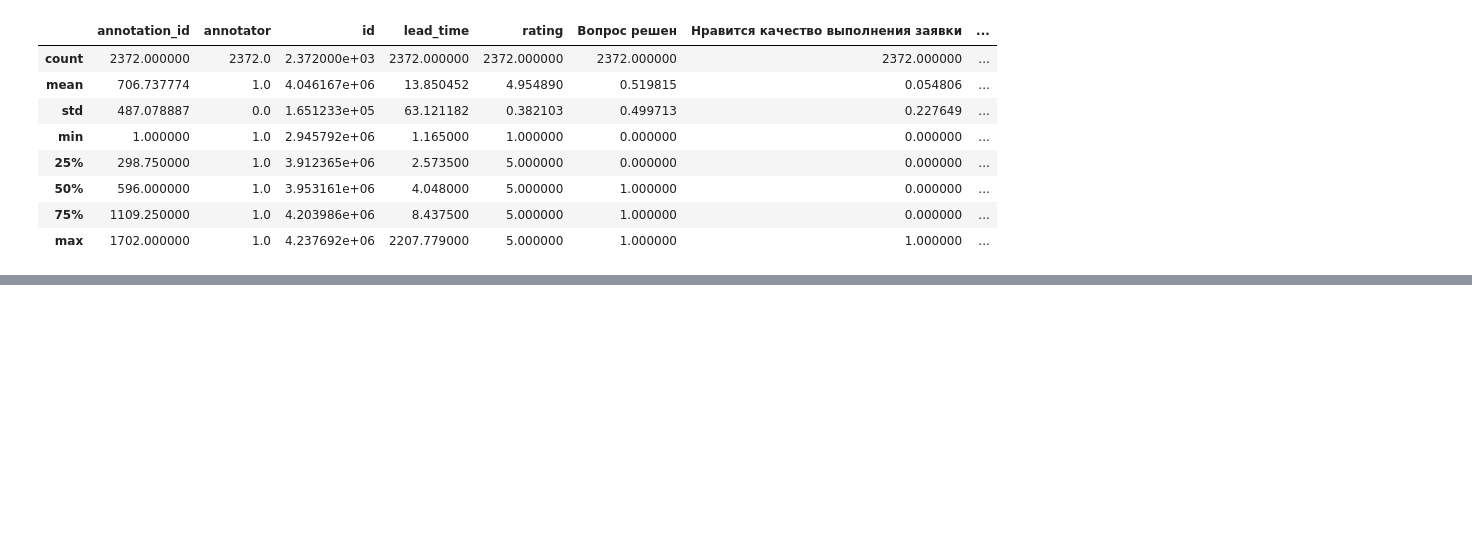
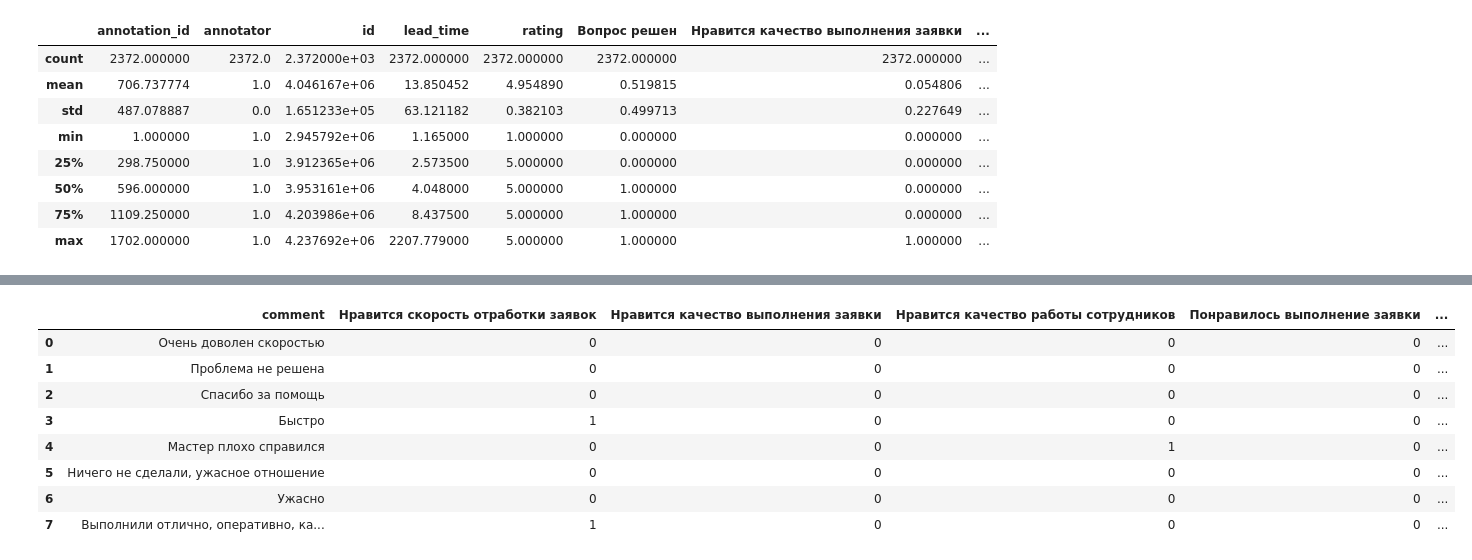
Before and after one commit to fat1re/Intensive4, a Jupyter notebook: main.ipynb, the cells around one changed output, grey strips where cells are left out. Cells and saved outputs as stored; diff of their text form; code cells hidden in the pictures; blank space fills up the shorter version.

Commit message:
added ruBert-large model

```diff
--- a/main.ipynb
+++ b/main.ipynb
@@ -603,0 +937,42 @@ ModuleNotFoundError: No module named 'torch'
+# %%
+new_comments = ["Очень доволен скоростью", "Проблема не решена", "Спасибо за помощь", "Быстро", "Мастер плохо справился", "Ничего не сделали, ужасное отношение", "Ужасно", "Выполнили отлично, оперативно, качественно"]
+df_test = pd.DataFrame({'comment': new_comments})
+# %%
+test_dataset = CommentDataset(df_test['comment'],
+                              pd.DataFrame([[0]*len(target_columns)]*len(df_test), columns=target_columns),
+                              tokenizer,
+                              MAX_LEN)
+
+test_loader = DataLoader(test_dataset, batch_size=BATCH_SIZE)
+# %%
+model.eval()
+all_preds = []
+
+with torch.no_grad():
+    for batch in test_loader:
+        input_ids = batch['input_ids'].to(DEVICE)
+        attention_mask = batch['attention_mask'].to(DEVICE)
+        outputs = model(input_ids, attention_mask).cpu().numpy()
+        all_preds.append(outputs)
+
+# Объединяем все батчи
+pred_probs = np.vstack(all_preds)
+
+# Бинаризуем при необходимости (порог 0.5)
+pred_labels = (pred_probs > 0.5).astype(int)
+# %%
+# В виде DataFrame
+pred_df = pd.DataFrame(pred_labels, columns=target_columns)
+result_df = pd.concat([df_test['comment'].reset_index(drop=True), pred_df], axis=1)
+
+result_df
+# %% [output]
+|  | comment | Нравится скорость отработки заявок | Нравится качество выполнения заявки | Нравится качество работы сотрудников | Понравилось выполнение заявки | ... |
+| 0 | Очень доволен скоростью | 0 | 0 | 0 | 0 | ... |
+| 1 | Проблема не решена | 0 | 0 | 0 | 0 | ... |
+| 2 | Спасибо за помощь | 0 | 0 | 0 | 0 | ... |
+| 3 | Быстро | 1 | 0 | 0 | 0 | ... |
+| 4 | Мастер плохо справился | 0 | 0 | 1 | 0 | ... |
+| 5 | Ничего не сделали, ужасное отношение | 0 | 0 | 0 | 0 | ... |
+| 6 | Ужасно | 0 | 0 | 0 | 0 | ... |
+| 7 | Выполнили отлично, оперативно, ка... | 1 | 0 | 0 | 0 | ... |
```
Also changed, not shown: parts of 13 cells of this notebook, 1 other file.
